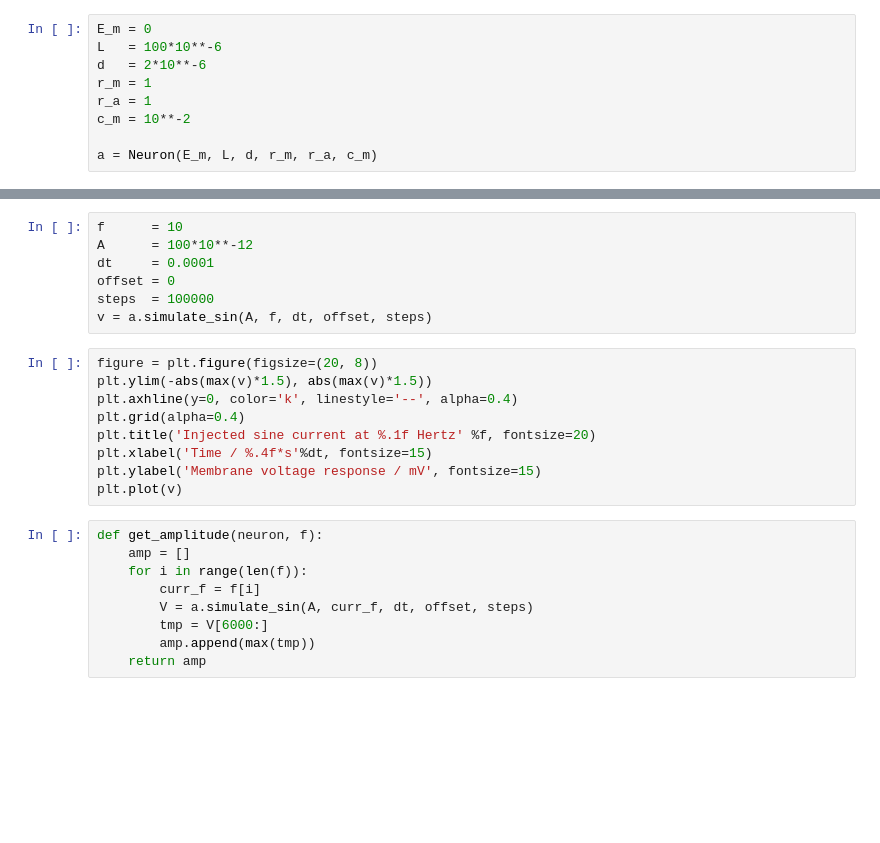
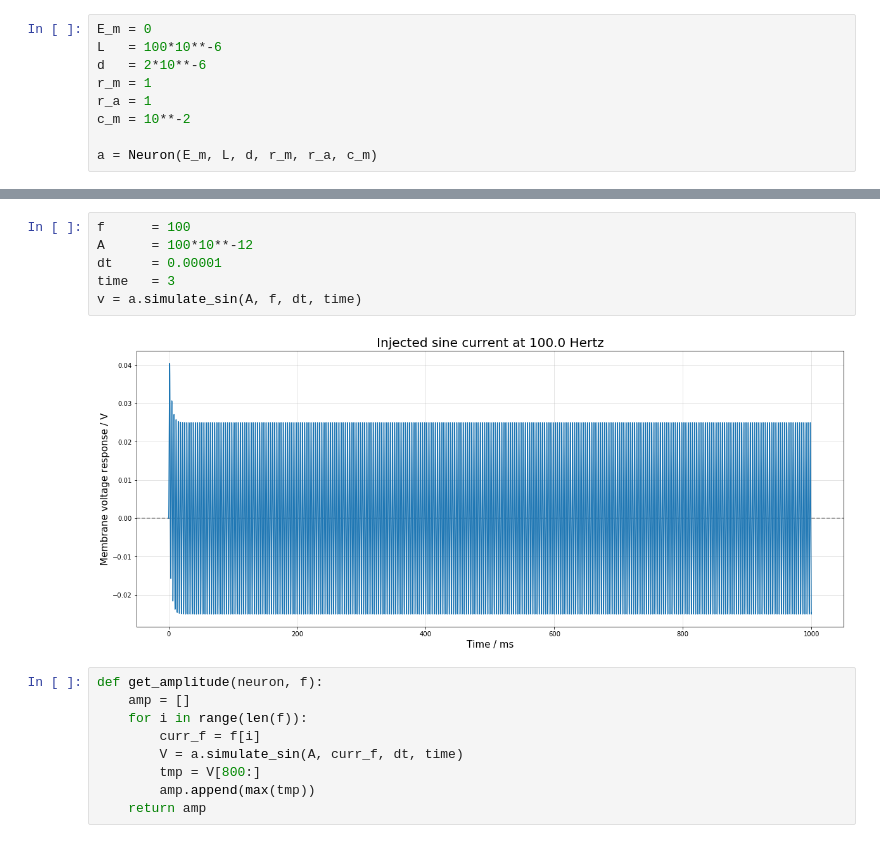
Before and after one commit to egorauto/Neural_Dynamics, a Jupyter notebook: Passive_membrane.ipynb, the cells around one changed output, grey strips where cells are left out. Cells and saved outputs as stored; diff of their text form; blank space fills up the shorter version.

```diff
--- a/Passive_membrane.ipynb
+++ b/Passive_membrane.ipynb
@@ -149,26 +161,18 @@ plt.plot(v)
 # %%
-f      = 10
+f      = 100
 A      = 100*10**-12
-dt     = 0.0001
-offset = 0
-steps  = 100000
-v = a.simulate_sin(A, f, dt, offset, steps)
+dt     = 0.00001
+time   = 3
+v = a.simulate_sin(A, f, dt, time)
+# %% [output]
+[figure, added]
-# %%
-figure = plt.figure(figsize=(20, 8))
-plt.ylim(-abs(max(v)*1.5), abs(max(v)*1.5))
-plt.axhline(y=0, color='k', linestyle='--', alpha=0.4)
-plt.grid(alpha=0.4)
-plt.title('Injected sine current at %.1f Hertz' %f, fontsize=20)
-plt.xlabel('Time / %.4f*s'%dt, fontsize=15)
-plt.ylabel('Membrane voltage response / mV', fontsize=15)
-plt.plot(v)
 # %%
 def get_amplitude(neuron, f):
     amp = []
     for i in range(len(f)):
         curr_f = f[i]
-        V = a.simulate_sin(A, curr_f, dt, offset, steps)
-        tmp = V[6000:]
+        V = a.simulate_sin(A, curr_f, dt, time)
+        tmp = V[800:]
         amp.append(max(tmp))
     return amp
 # %%
```
Also changed, not shown: parts of 10 cells of this notebook, 10 other files.
